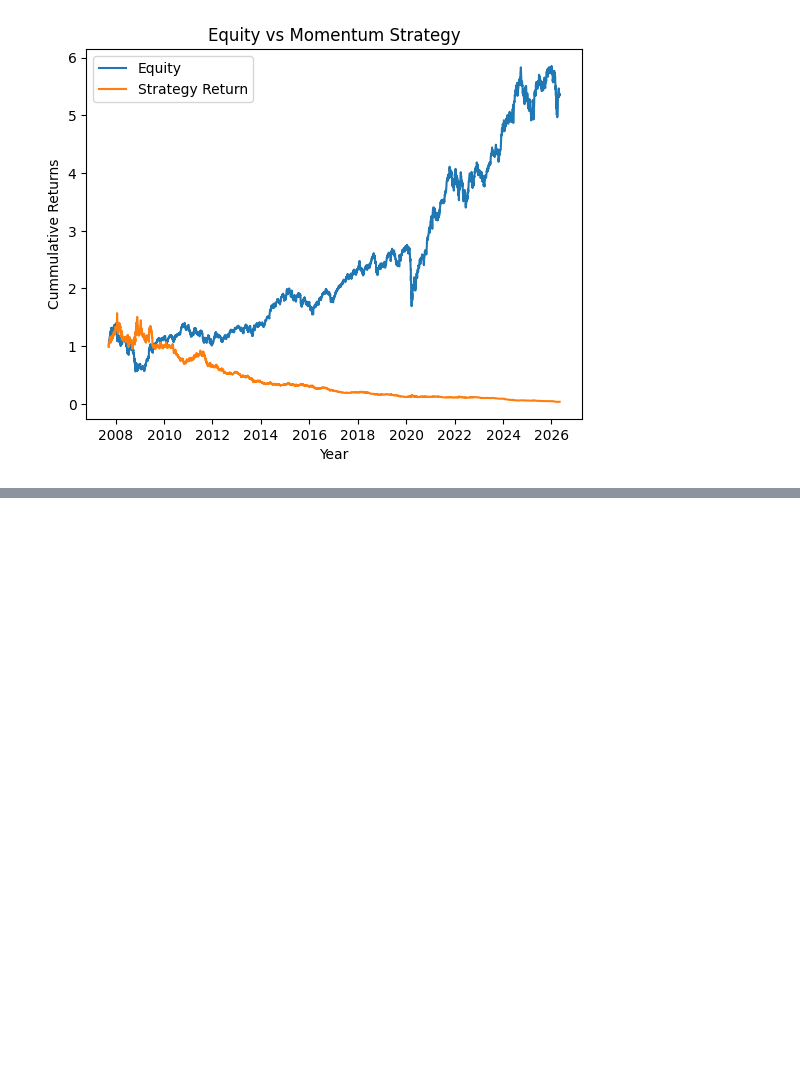
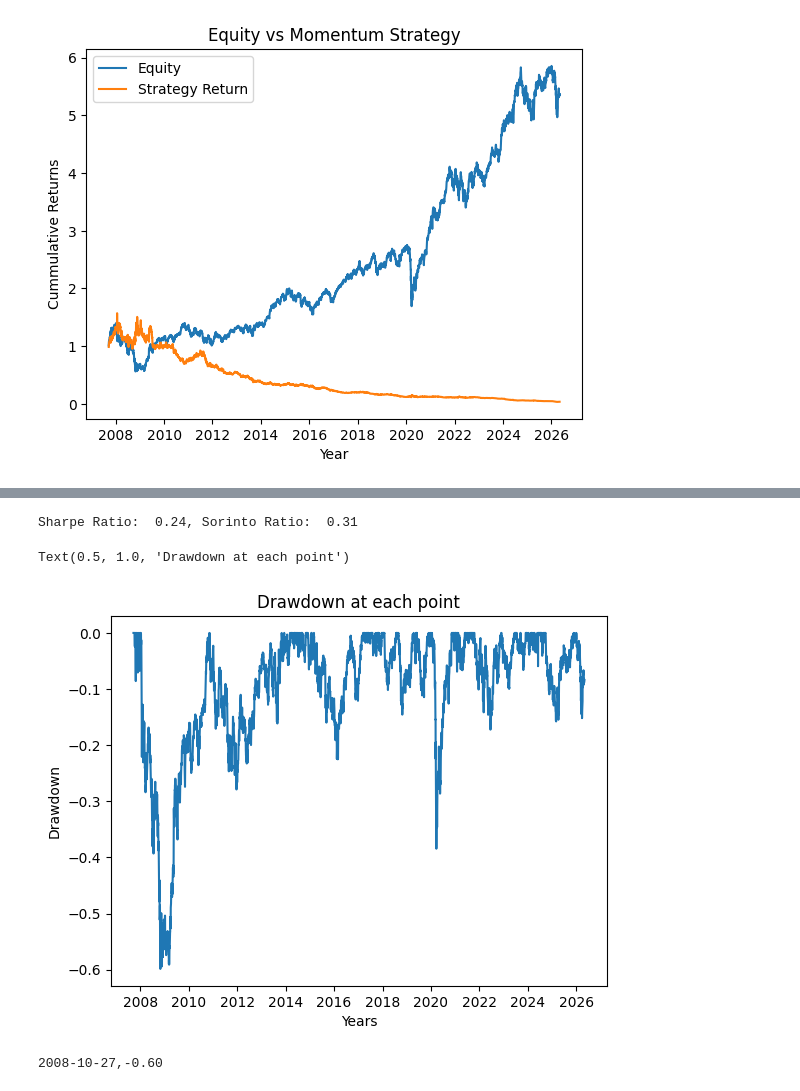
Before and after one commit to varungarg983/quant-trading-research, a Jupyter notebook: nifty_research.ipynb, the cells around one changed output, grey strips where cells are left out. Cells and saved outputs as stored; diff of their text form; code cells hidden in the pictures; blank space fills up the shorter version.

Commit message:
Sharpe ratio, sorinto ratio, expecation cold

```diff
--- a/nifty_research.ipynb
+++ b/nifty_research.ipynb
@@ -288,3 +288,16 @@ plt.legend()
 plt.show()
 # %% [output]
 [figure]
+# %%
+df = yf.download("^NSEI",end= "2026-05-05", start="2001-01-01")
+df.columns = df.columns.droplevel(1)
+df['return'] = df['Close'].pct_change()
+df_annual_mean = df['return'].groupby(df.index.year).mean()*252
+df_annual = pd.DataFrame(df_annual_mean)
+df_annual.columns = ['mean']
+df_annual['std'] = df['return'].groupby(df.index.year).std()*252**0.5
+df_annual['sharpe'] = (df_annual['mean'] - 0.065)/df_annual['std']
+df_annual = df_annual.drop(2026)
+df_annual['neg_std'] = df['return'].where(df['return']<0).groupby(df.index.year).std()*252**0.5
+df_annual['sorinto'] = (df_annual['mean'] - 0.065)/df_annual['neg_std']
+df_annual
@@ -290,0 +324,22 @@ plt.show()
+# %%
+sharpe = (df['return'].mean()*252 - 0.065) / (df['return'].std()*252**0.5)
+sorinto = (df['return'].mean()*252 - 0.065) / (df['return'].where(df['return']<0).std()*252**0.5)
+print(f"Sharpe Ratio: {sharpe: .2f}, Sorinto Ratio: {sorinto: .2f}")
+# %% [output]
+Sharpe Ratio:  0.24, Sorinto Ratio:  0.31
+# %%
+df['peak'] = df['Close'].cummax()
+df['drawdown'] = df['Close']/df['peak'] - 1
+# %%
+plt.plot(df['drawdown'])
+plt.xlabel('Years')
+plt.ylabel('Drawdown')
+plt.title('Drawdown at each point')
+# %% [output]
+Text(0.5, 1.0, 'Drawdown at each point')
+[figure, added]
+# %%
+df['drawdown'].nsmallest(5)
+print(f'{df['drawdown'].idxmin().date()},{df['drawdown'].min(): .2f}')
+# %% [output]
+2008-10-27,-0.60
```
Also changed, not shown: parts of 8 cells of this notebook, 4 other files.
